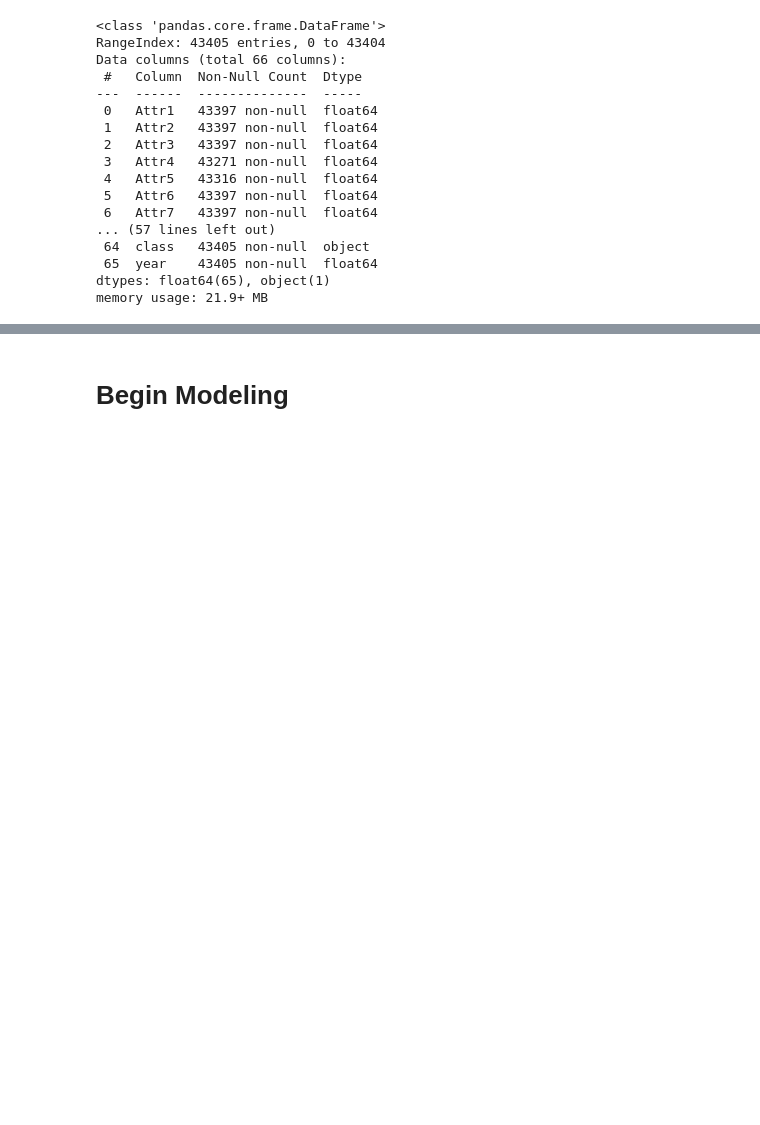
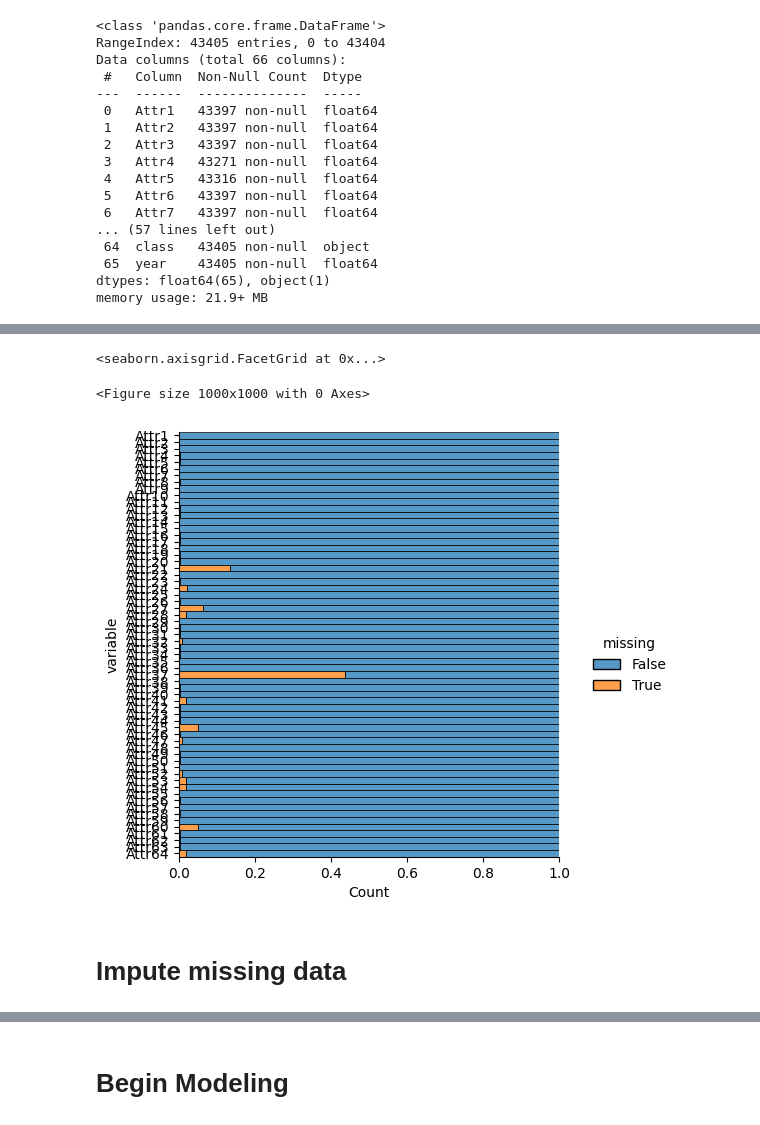
Before and after one commit to ahosk/qtw_smu, a Jupyter notebook: Case Study 4: Decision Trees/notebooks/CS4.ipynb, the cells around one changed output, grey strips where cells are left out. Cells and saved outputs as stored; diff of their text form; code cells hidden in the pictures; blank space fills up the shorter version.

```diff
--- a/Case Study 4: Decision Trees/notebooks/CS4.ipynb
+++ b/Case Study 4: Decision Trees/notebooks/CS4.ipynb
@@ -12,8 +12,8 @@ for dirpath, dirnames, filenames in os.walk("../data_sets/data/", topdown=False)
         fullpath = os.path.join(dirpath, name)
         data = pd.DataFrame(arff.loadarff(fullpath)[0])
         data['class'] = data['class'].str.decode('utf-8')
+        data['year'] = float(name[0])
         results = pd.concat([results,data],axis=0).reset_index(drop=True)
-        results['year'] = float(name[0])
 # %%
 results.head()
 # %% [output]
@@ -44,3 +44,5 @@ Data columns (total 66 columns):
  65  year    43405 non-null  float64
 dtypes: float64(65), object(1)
 memory usage: 21.9+ MB
+# %%
+missing_cols = results.columns[results.isnull().any()]
@@ -46,0 +62,16 @@ memory usage: 21.9+ MB
+# %%
+import seaborn as sns
+import matplotlib.pyplot as plt
+plt.figure(figsize=(10,10))
+sns.displot(
+    data=results[missing_cols].isna().melt(value_name="missing"),
+    y="variable",
+    hue="missing",
+    multiple="fill"
+)
+# %% [output]
+<seaborn.axisgrid.FacetGrid at 0x...>
+<Figure size 1000x1000 with 0 Axes>
+[figure, added]
+# %% [markdown]
+# Impute missing data
```
Also changed, not shown: parts of 15 cells of this notebook.
